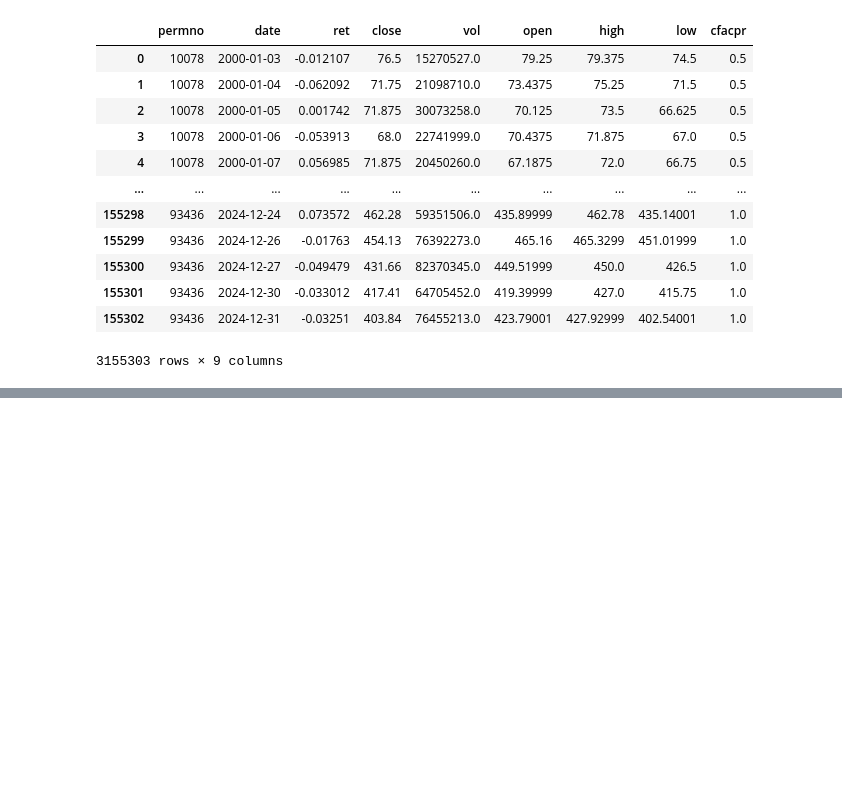
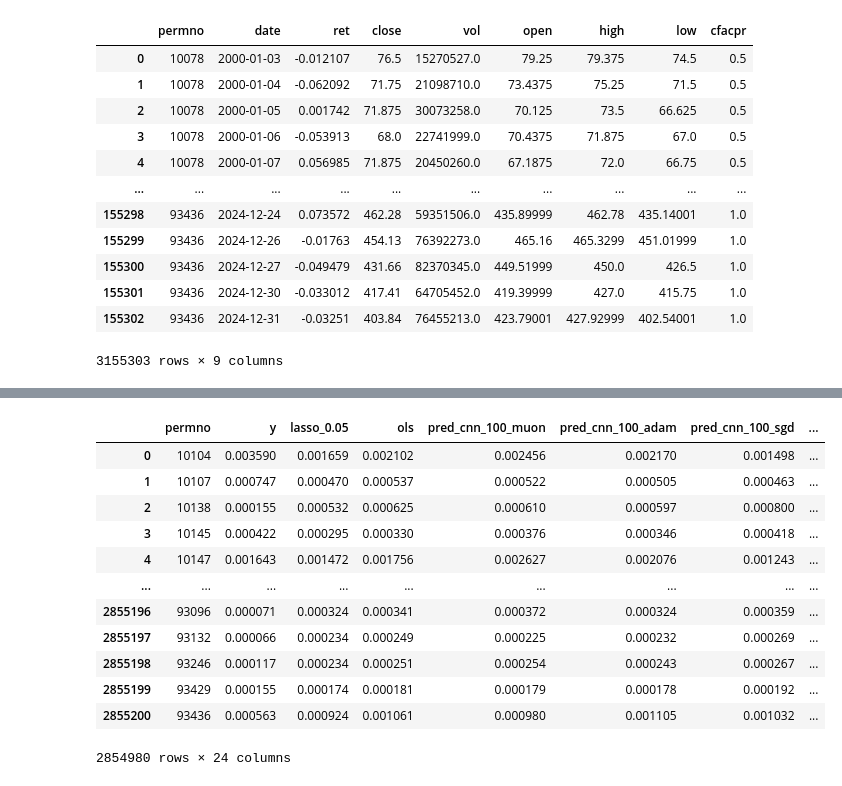
Before and after one commit to FedericoCortesi/finNN_code, a Jupyter notebook: src/financial_tests/create_df.ipynb, the cells around one changed output, grey strips where cells are left out. Drawn from its saved outputs; the diff is of its cells as text; code cells hidden in the pictures; blank space fills up the shorter version.

```diff
--- a/src/financial_tests/create_df.ipynb
+++ b/src/financial_tests/create_df.ipynb
@@ -702,5 +803,6 @@ merged = df_nofeatures.merge(
     validate="many_to_one"
 )
 
-merged = merged.dropna()
+#merged = merged.dropna()
 merged.reset_index(drop=True, inplace=True)
+merged
@@ -711,0 +912,3 @@ merged.to_parquet("sp500_vol_forecasts_2000_2024.parquet")
+# %%
+merged = compute_variance(merged)
+merged
@@ -711,0 +937,6 @@ merged.to_parquet("sp500_vol_forecasts_2000_2024.parquet")
+# %%
+to_drop = ['window', 'date_shifted_101', 'date_old', 'k', 't_idx_target', 'vol', 'cfacpr', 't_idx', 'y_new', 'lags']
+to_drop = [c for c in to_drop if c in merged.columns ]
+merged = merged.drop(columns=to_drop)
+df_out = merged.copy()
+merged
@@ -711,0 +959,12 @@ merged.to_parquet("sp500_vol_forecasts_2000_2024.parquet")
+# %%
+cols_to_transform = [c for c in merged.columns if 'pred' in c] + [c for c in merged.columns if 'feature' in c] + ['y', 'ols', 'lasso_0.05']
+
+for c in cols_to_transform:
+    print(c)
+    c_tt = np.array(merged[c].copy()).reshape(-1,1)
+    c_tt = np.exp(y_scaler_merged.inverse_transform(c_tt).ravel()) / 252 # de-annualize variance
+    df_out[c] = c_tt
+
+ord = ['y', 'var_check'] + [c for c in merged.columns if 'pred' in c]
+ord = ord + [c for c in merged.columns if c not in ord]
+df_out.sort_values(['permno', 'date'])[ord]
@@ -711,0 +1002,18 @@ merged.to_parquet("sp500_vol_forecasts_2000_2024.parquet")
+# %%
+to_drop = [c for c in df_out.columns if 'feature' in c]
+df_out = df_out.drop(columns=to_drop)
+df_out
+# %% [output]
+|  | permno | y | lasso_0.05 | ols | pred_cnn_100_muon | pred_cnn_100_adam | pred_cnn_100_sgd | ... |
+| 0 | 10104 | 0.003590 | 0.001659 | 0.002102 | 0.002456 | 0.002170 | 0.001498 | ... |
+| 1 | 10107 | 0.000747 | 0.000470 | 0.000537 | 0.000522 | 0.000505 | 0.000463 | ... |
+| 2 | 10138 | 0.000155 | 0.000532 | 0.000625 | 0.000610 | 0.000597 | 0.000800 | ... |
+| 3 | 10145 | 0.000422 | 0.000295 | 0.000330 | 0.000376 | 0.000346 | 0.000418 | ... |
+| 4 | 10147 | 0.001643 | 0.001472 | 0.001756 | 0.002627 | 0.002076 | 0.001243 | ... |
+| ... | ... | ... | ... | ... | ... | ... | ... | ... |
+| 2855196 | 93096 | 0.000071 | 0.000324 | 0.000341 | 0.000372 | 0.000324 | 0.000359 | ... |
+| 2855197 | 93132 | 0.000066 | 0.000234 | 0.000249 | 0.000225 | 0.000232 | 0.000269 | ... |
+| 2855198 | 93246 | 0.000117 | 0.000234 | 0.000251 | 0.000254 | 0.000243 | 0.000267 | ... |
+| 2855199 | 93429 | 0.000155 | 0.000174 | 0.000181 | 0.000179 | 0.000178 | 0.000192 | ... |
+| 2855200 | 93436 | 0.000563 | 0.000924 | 0.001061 | 0.000980 | 0.001105 | 0.001032 | ... |
+2854980 rows × 24 columns
```
Also changed, not shown: parts of 37 cells of this notebook, 1 other file.
